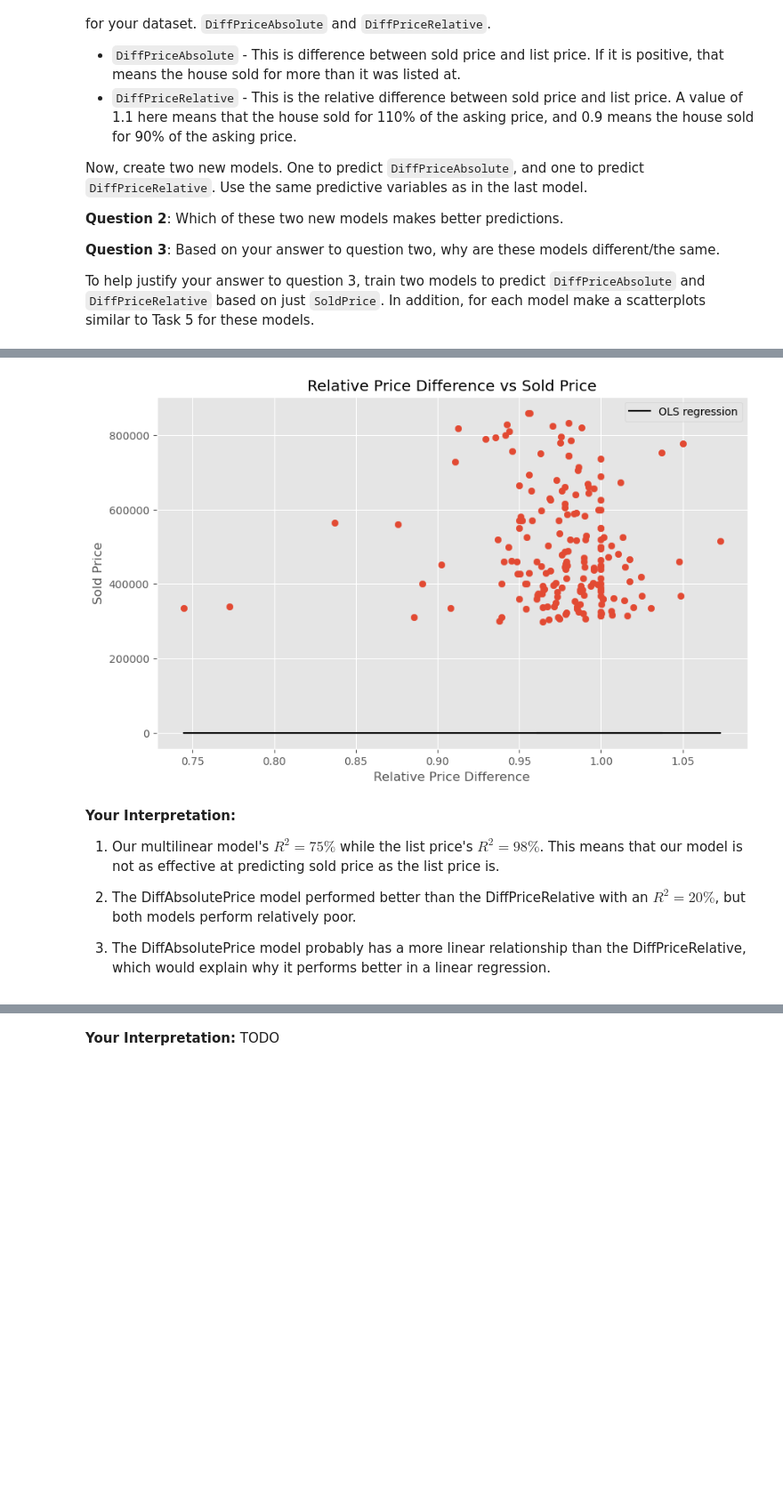
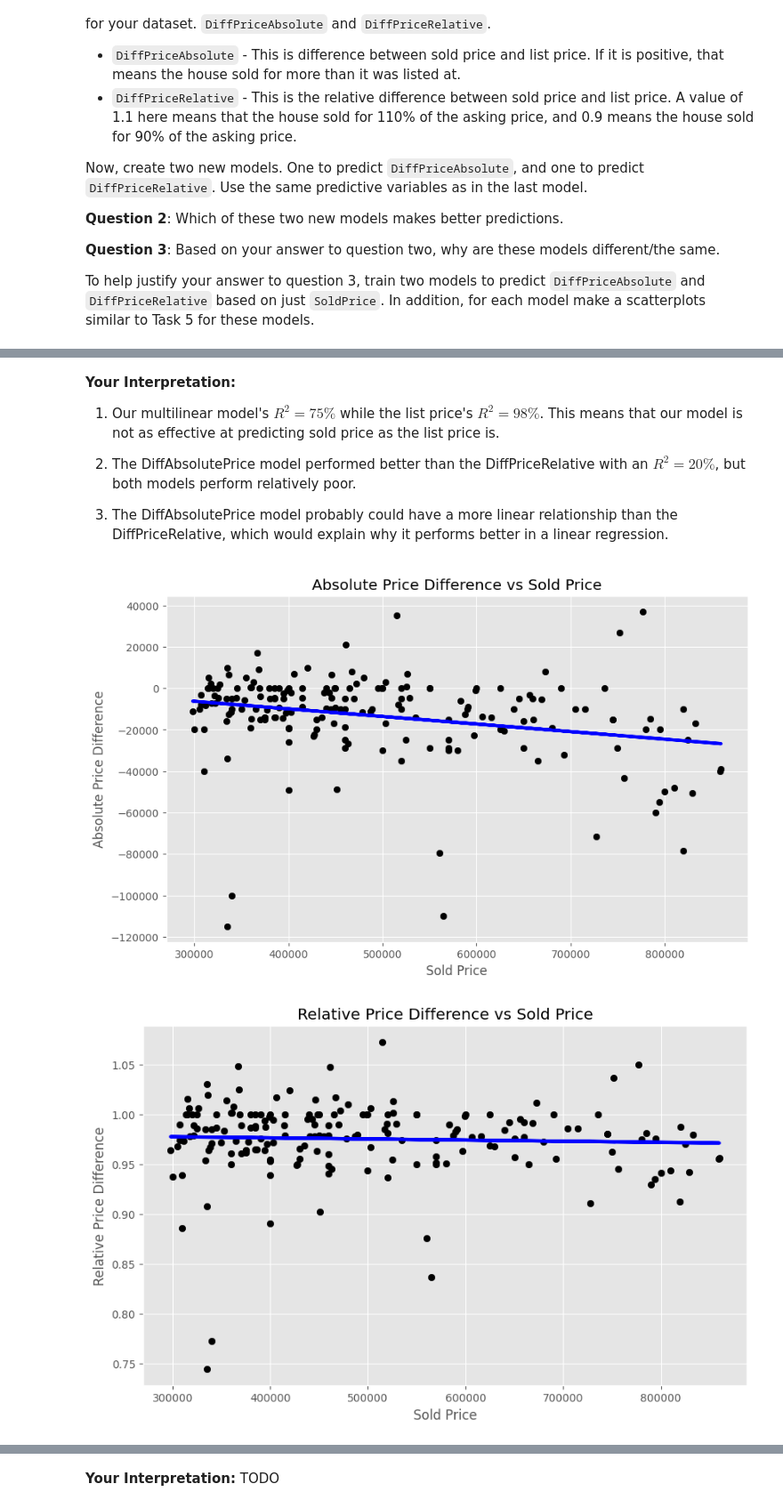
Before and after one commit to logancorrea/Intro-to-Data-Science, a Jupyter notebook: Homework/HW05/HW5.ipynb, the cells around one changed output, grey strips where cells are left out. Shown at 89% size. Cells and saved outputs as stored; diff of their text form; code cells hidden in the pictures; blank space fills up the shorter version.

```diff
--- a/Homework/HW05/HW5.ipynb
+++ b/Homework/HW05/HW5.ipynb
@@ -374,17 +331,3 @@ strong multicollinearity or other numerical problems.
-# %%
-model_absolute_ols = sm.ols(formula="DiffPriceRelative ~  SoldPrice", data=house_clean).fit()
-model_absolute_ols.summary()
-
-# Plot the OLS regression line
-plt.scatter(house_clean['DiffPriceRelative'], house_clean['SoldPrice'])
-plt.plot(house_clean["DiffPriceRelative"], model_absolute_ols.predict(), color = "black", label = "OLS regression")
-plt.title('Relative Price Difference vs Sold Price')
-plt.xlabel('Relative Price Difference')
-plt.ylabel('Sold Price')
-plt.legend()
-plt.show()
-# %% [output]
-[figure, removed]
 # %% [markdown]
 **Your Interpretation:**
 
@@ -392,7 +335,38 @@ plt.show()
 
 2. The DiffAbsolutePrice model performed better than the DiffPriceRelative with an $R^2 = 20\%$, but both models perform relatively poor.
 
-3. The DiffAbsolutePrice model probably has a more linear relationship than the DiffPriceRelative, which would explain why it performs better in a linear regression.
+3. The DiffAbsolutePrice model probably could have a more linear relationship than the DiffPriceRelative, which would explain why it performs better in a linear regression.
+# %%
+lr = linear_model.LinearRegression()
+
+# DiffPriceAbsolute model
+xa = house_clean['SoldPrice'].values.reshape(house_clean['SoldPrice'].shape[0],1)
+ya = house_clean['DiffPriceAbsolute'].values.reshape(house_clean['DiffPriceAbsolute'].shape[0],1)
+
+lr.fit(X=xa, y=ya)
+
+plt.scatter(xa, ya,  color='black')
+plt.plot(xa, lr.predict(xa), color='blue', linewidth=3)
+plt.title('Absolute Price Difference vs Sold Price')
+plt.xlabel('Sold Price')
+plt.ylabel('Absolute Price Difference')
+plt.show()
+
+# DiffPriceRelative model
+xb = house_clean['SoldPrice'].values.reshape(house_clean['SoldPrice'].shape[0],1)
+yb = house_clean['DiffPriceRelative'].values.reshape(house_clean['DiffPriceRelative'].shape[0],1)
+
+lr.fit(X=xb, y=yb)
+
+plt.scatter(xb, yb,  color='black')
+plt.plot(xb, lr.predict(xb), color='blue', linewidth=3)
+plt.title('Relative Price Difference vs Sold Price')
+plt.xlabel('Sold Price')
+plt.ylabel('Relative Price Difference')
+plt.show()
+# %% [output]
+[figure, added]
+[figure, added]
 # %% [markdown]
 ### Task 7: Incorporating a categorical variable
 
```
Also changed, not shown: parts of 7 cells of this notebook.
